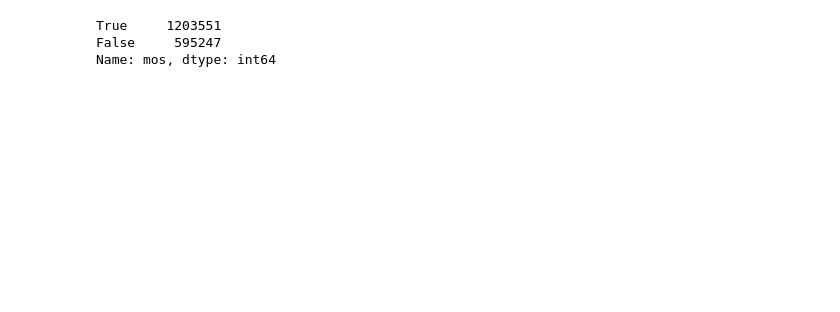
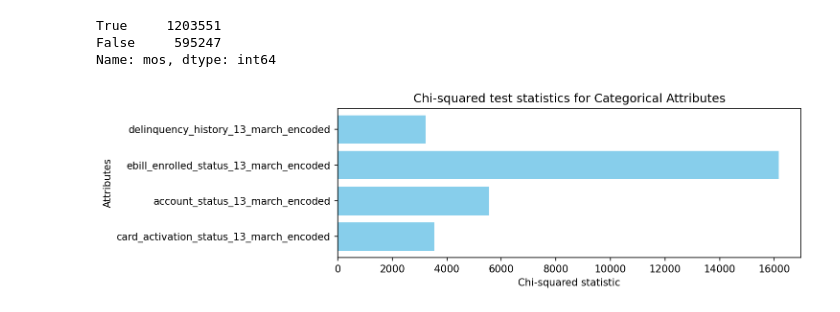
Before and after one commit to Johann-Cardenas/Datathon-2024, a Jupyter notebook: EDA.ipynb, the cells around one changed output. Drawn from its saved outputs; the diff is of its cells as text; code cells hidden in the pictures; blank space fills up the shorter version.

```diff
--- a/EDA.ipynb
+++ b/EDA.ipynb
@@ -282,11 +293,11 @@ See the caveats in the documentation: https://pandas.pydata.org/pandas-docs/stab
 # %%
 # Visualize categorical attributes with count plots.
-fig, axes = plt.subplots(nrows=len(categorical_attributes_encoded), ncols=1, figsize=(10, 4 * len(categorical_attributes_encoded)), dpi=100)
+fig, axes = plt.subplots(nrows=len(categorical_attributes_encoded), ncols=1, figsize=(9, 4 * len(categorical_attributes_encoded)), dpi=150)
 for i, attribute in enumerate(categorical_attributes_encoded):
-    sns.countplot(x=transferred_calls_df[attribute], ax=axes[i])
-    axes[i].set_title(f'Count of {attribute}', fontsize=14)
-    axes[i].set_xlabel(attribute, fontsize=12)
-    axes[i].set_ylabel('Count', fontsize=12)
+    sns.countplot(x=TR_df[attribute], ax=axes[i], palette='deep')
+    axes[i].set_title(f'Count of {attribute}', fontsize=12)
+    axes[i].set_xlabel(attribute, fontsize=10)
+    axes[i].set_ylabel('Count', fontsize=10)
 plt.tight_layout()
 plt.show()
 # %% [output]
@@ -312,3 +323,19 @@ data['mos'].str.endswith('TR').value_counts()
 True     1203551
 False     595247
 Name: mos, dtype: int64
+# %%
+chi2_results = {}
+for attribute in categorical_attributes_encoded:
+    contingency_table = pd.crosstab(data[attribute], data['mos'].str.endswith('TR'))
+    chi2, p, dof, expected = chi2_contingency(contingency_table)
+    chi2_results[attribute] = {'chi2': chi2, 'p-value': p}
+# %%
+fig, ax = plt.subplots(figsize=(10, 3), dpi=150)
+ax.barh(list(chi2_results.keys()), [result['chi2'] for result in chi2_results.values()], color='skyblue')
+ax.set_xlabel('Chi-squared statistic')
+ax.set_ylabel('Attributes')
+ax.set_title('Chi-squared test statistics for Categorical Attributes')
+plt.tight_layout()
+plt.show()
+# %% [output]
+[figure, added]
```
Also changed, not shown: parts of 23 cells of this notebook, 2 other files.
